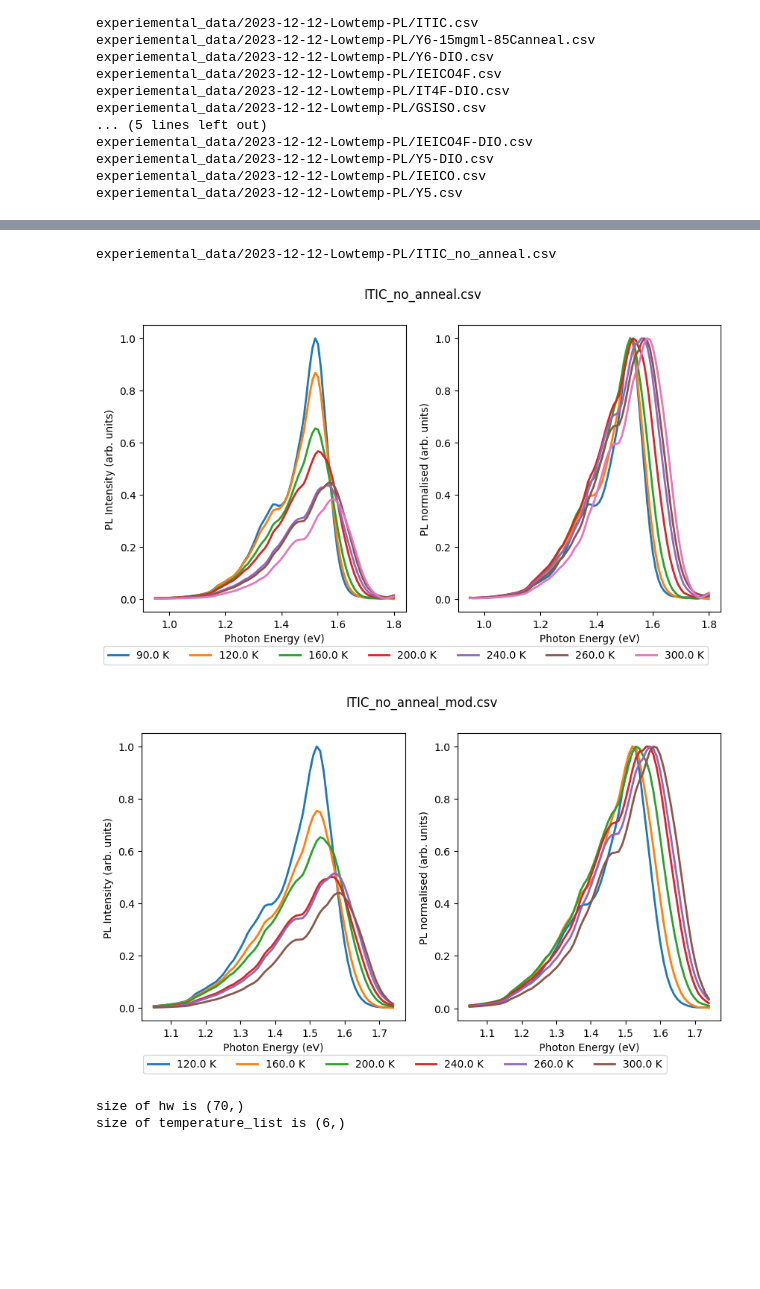
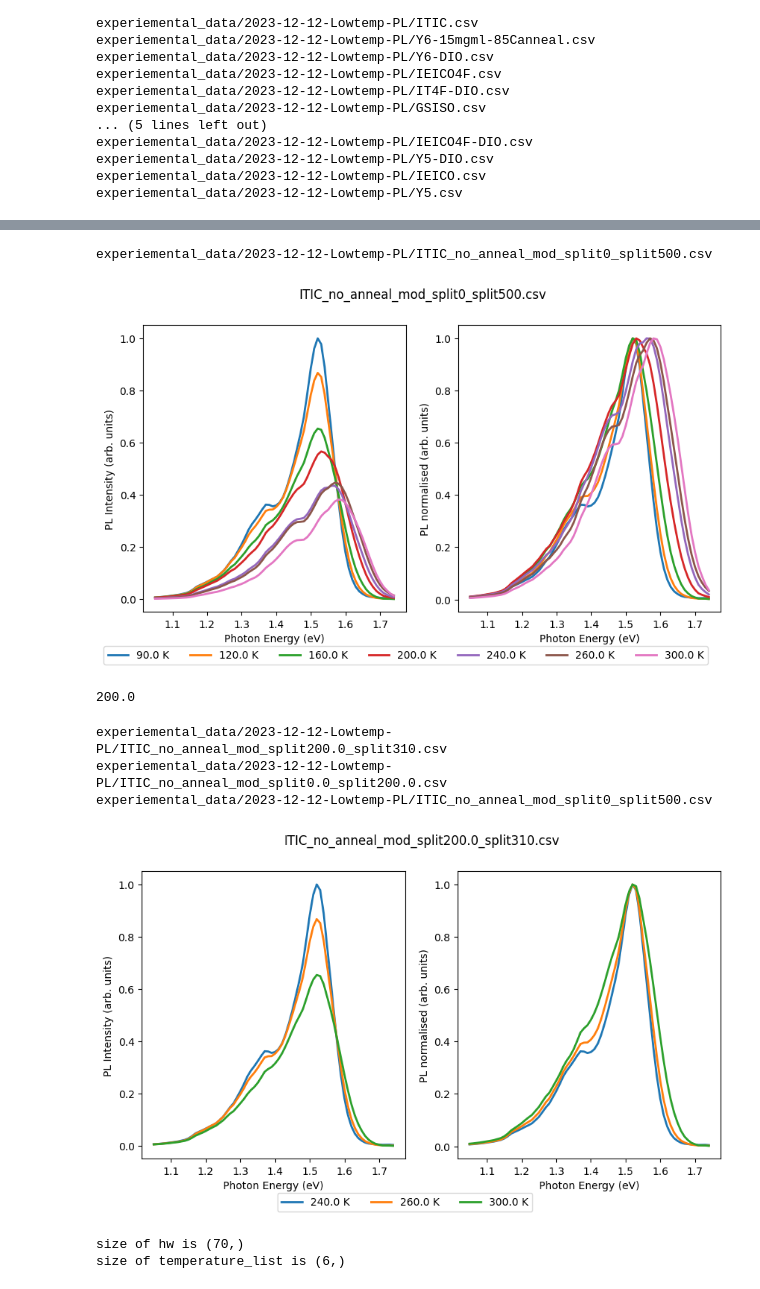
Before and after one commit to mohammedazzouzi15/pl_temp_fit, a Jupyter notebook: notebook/0_prepare_experimental_data_PL.ipynb, the cells around one changed output, grey strips where cells are left out. Drawn from its saved outputs; the diff is of its cells as text; code cells hidden in the pictures; blank space fills up the shorter version.

```diff
--- a/notebook/0_prepare_experimental_data_PL.ipynb
+++ b/notebook/0_prepare_experimental_data_PL.ipynb
@@ -93,35 +93,50 @@ for id,csv_file in enumerate(csv_files):
 # %%
 # choose the data to be analysed
 # and plot them
 
-csv_name=csv_files[9]
+csv_name=csv_files[6]
 print(csv_name)
 Exp_data, temperature_list, hws = Exp_data_utils.read_data(csv_name)
 fig,ax = Exp_data_utils.plot_PL_data(Exp_data, temperature_list, hws,title=csv_name.split('/')[-1])
 # %% [output]
-experiemental_data/2023-12-12-Lowtemp-PL/ITIC_no_anneal.csv
+experiemental_data/2023-12-12-Lowtemp-PL/ITIC_no_anneal_mod_split0_split500.csv
-[figure, old version]
+[figure, new version]
+# %%
+temperature_split=[(200.0,310)]
+temperature_split[0][0]
+# %% [output]
+200.0
 # %%
 # modify the data if needed
-def change_wavelength_range(csv_name,hws_limits=[0.95,1.8],step=0.01):
-    data, temperature_list, hws_old = Exp_data_utils.read_data(csv_name)
-    hws = np.arange(hws_limits[0], hws_limits[1], step)
-    y = np.zeros((hws.size, len(data[0,:])))
-    y[:,0] = hws
-    for i in range(1,len(temperature_list)):
-        f = interpolate.interp1d(hws_old, data[:,i], axis=0, fill_value='extrapolate')
-        y[:,i] = f(hws)
-    data_new = np.zeros((len(temperature_list),len(hws)+1))
-    data_new[:,1:] = y.transpose()
-    data_new[:,0] = temperature_list
-    data_new = pd.DataFrame(data_new)
-    data_new.to_csv(f'{csv_name.replace(".csv","_mod.csv")}',index=None,header=None)
-    return f'{csv_name.replace(".csv","_mod.csv")}'
-csv_name = change_wavelength_range(csv_name,hws_limits=[1.05,1.75],step=0.01)
+def change_wavelength_range(csv_name,hws_limits=[0.95,1.8],step=0.01,temperature_split=[]):
+    data, temperature_list_old, hws_old = Exp_data_utils.read_data(csv_name)
+    temperature_split.append((0,500))
+    for temp_split in temperature_split:
+        temperature_list = temperature_list_old[temperature_list_old>temp_split[0]]
+        temperature_list = temperature_list[temperature_list<temp_split[1]]
+        list_i = [i for i in range(len(temperature_list_old)) if temperature_list_old[i] in temperature_list]
+        hws = np.arange(hws_limits[0], hws_limits[1], step)
+        y = np.zeros((hws.size, 1+len(temperature_list)))
+        y[:,0] = hws
+        for _j,_i in enumerate(list_i):
+            f = interpolate.interp1d(hws_old, data[:,_i], axis=0, fill_value='extrapolate')
+            y[:,_j+1] = f(hws)
+        data_new = np.zeros((len(temperature_list)+1,len(hws)+1))
+        data_new[:,1:] = y.transpose()
+        data_new[1:,0] = temperature_list
+        data_new = pd.DataFrame(data_new, columns=['Temperature']+list(hws))
+        data_new.to_csv(f'{csv_name.replace(".csv",f"_mod_split{temp_split[0]}_split{temp_split[1]}.csv")}',index=None,header=None)
+        print(f'{csv_name.replace(".csv",f"_mod_split{temp_split[0]}_split{temp_split[1]}.csv")}')
+    temp_split = temperature_split[0]
+    return f'{csv_name.replace(".csv",f"_mod_split{temp_split[0]}_split{temp_split[1]}.csv")}'
+csv_name = change_wavelength_range(csv_name,hws_limits=[1.05,1.75],step=0.01,temperature_split=[(200.0,310),(0.0,200.0)])
 Exp_data, temperature_list, hws = Exp_data_utils.read_data(csv_name)
 fig,ax = Exp_data_utils.plot_PL_data(Exp_data, temperature_list, hws,title=csv_name.split('/')[-1])
 # %% [output]
+experiemental_data/2023-12-12-Lowtemp-PL/ITIC_no_anneal_mod_split200.0_split310.csv
+experiemental_data/2023-12-12-Lowtemp-PL/ITIC_no_anneal_mod_split0.0_split200.0.csv
+experiemental_data/2023-12-12-Lowtemp-PL/ITIC_no_anneal_mod_split0_split500.csv
-[figure, old version]
+[figure, new version]
 # %%
 # initialise parameters for the model
 import importlib
```
Also changed, not shown: parts of 4 cells of this notebook, 6 other files.
